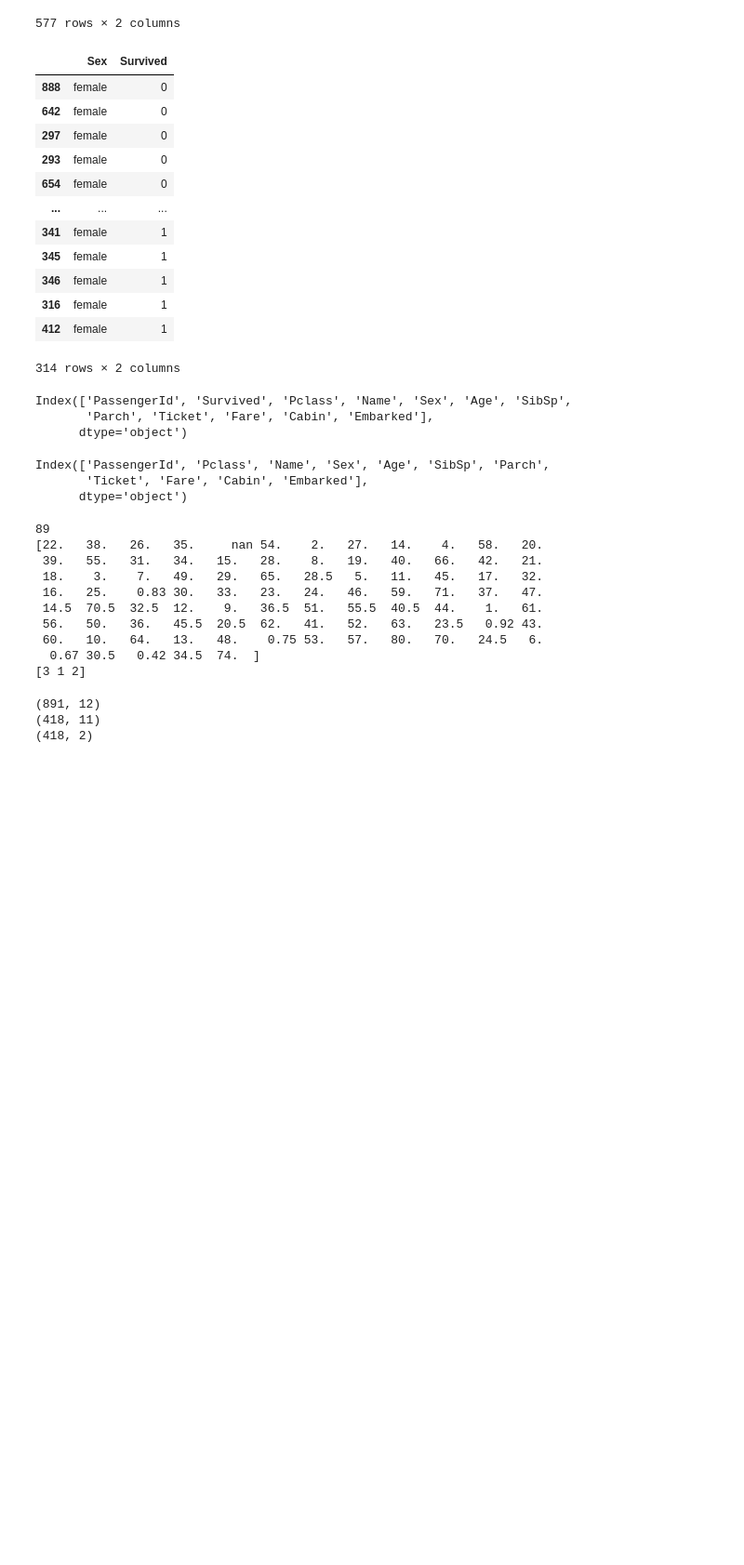
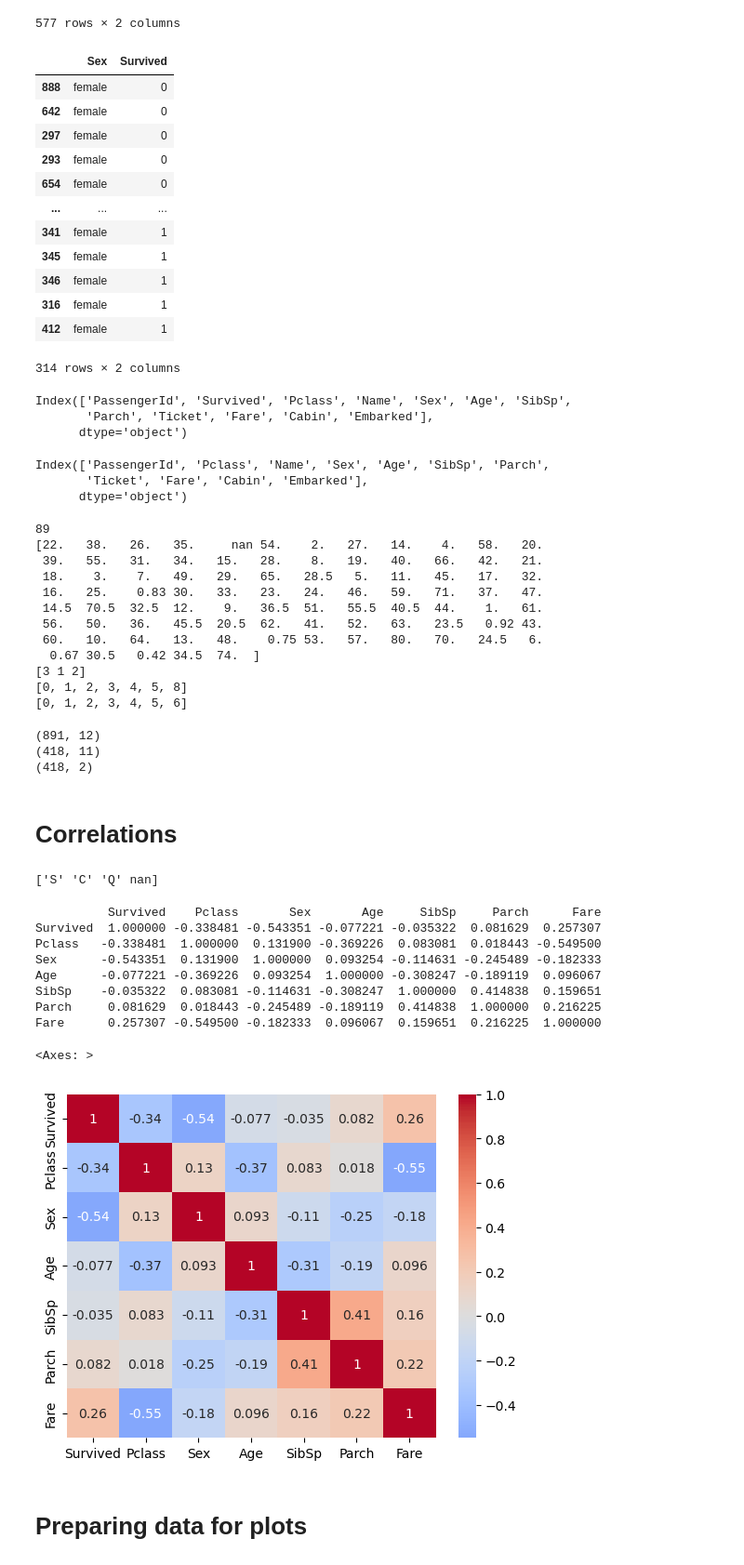
Before and after one commit to Kshys13k/DAVlab11, a Jupyter notebook: scripts/explore_data.ipynb, the cells around one changed output. Shown at 93% size. Drawn from its saved outputs; the diff is of its cells as text; code cells hidden in the pictures; blank space fills up the shorter version.

Commit message:
csv data for plots, first plot

```diff
--- a/scripts/explore_data.ipynb
+++ b/scripts/explore_data.ipynb
@@ -74,6 +75,8 @@ Index(['PassengerId', 'Pclass', 'Name', 'Sex', 'Age', 'SibSp', 'Parch',
 print(len(df_train["Age"].unique()))
 print((df_train["Age"].unique()))
 print((df_train["Pclass"].unique()))
+print((sorted(df_train["SibSp"].unique())))
+print((sorted(df_train["Parch"].unique())))
 # %% [output]
 89
 [22.   38.   26.   35.     nan 54.    2.   27.   14.    4.   58.   20.
@@ -85,6 +88,8 @@ print((df_train["Pclass"].unique()))
  60.   10.   64.   13.   48.    0.75 53.   57.   80.   70.   24.5   6.
   0.67 30.5   0.42 34.5  74.  ]
 [3 1 2]
+[0, 1, 2, 3, 4, 5, 8]
+[0, 1, 2, 3, 4, 5, 6]
 # %%
 print(df_train.shape)
 print(df_test.shape)
@@ -93,3 +98,29 @@ print(df_sur.shape)
 (891, 12)
 (418, 11)
 (418, 2)
+# %% [markdown]
+# Correlations
+# %%
+print(df["Embarked"].unique())
+# %% [output]
+['S' 'C' 'Q' nan]
+# %%
+dfCor=df.drop(columns=["PassengerId","Name","Ticket","Cabin","Embarked"])
+dfCor["Sex"]=dfCor["Sex"].map({"female":0, "male":1})
+dfCor
+correlation_matrix=dfCor.corr()
+print(correlation_matrix)
+sns.heatmap(correlation_matrix, annot=True, cmap='coolwarm', center=0)
+# %% [output]
+          Survived    Pclass       Sex       Age     SibSp     Parch      Fare
+Survived  1.000000 -0.338481 -0.543351 -0.077221 -0.035322  0.081629  0.257307
+Pclass   -0.338481  1.000000  0.131900 -0.369226  0.083081  0.018443 -0.549500
+Sex      -0.543351  0.131900  1.000000  0.093254 -0.114631 -0.245489 -0.182333
+Age      -0.077221 -0.369226  0.093254  1.000000 -0.308247 -0.189119  0.096067
+SibSp    -0.035322  0.083081 -0.114631 -0.308247  1.000000  0.414838  0.159651
+Parch     0.081629  0.018443 -0.245489 -0.189119  0.414838  1.000000  0.216225
+Fare      0.257307 -0.549500 -0.182333  0.096067  0.159651  0.216225  1.000000
+<Axes: >
+[figure, added]
+# %% [markdown]
+# Preparing data for plots
```
Also changed, not shown: parts of 3 cells of this notebook, 11 other files.
